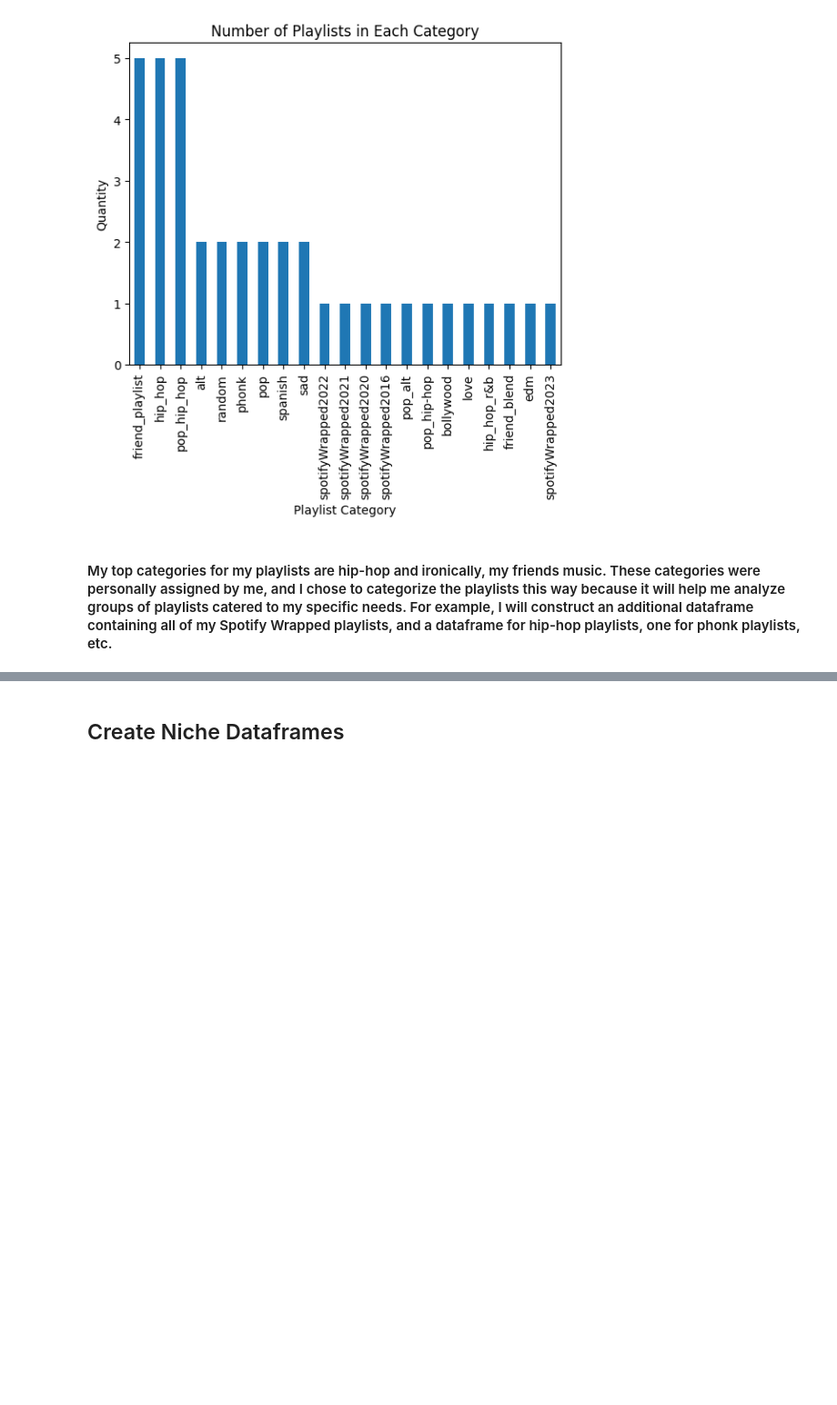
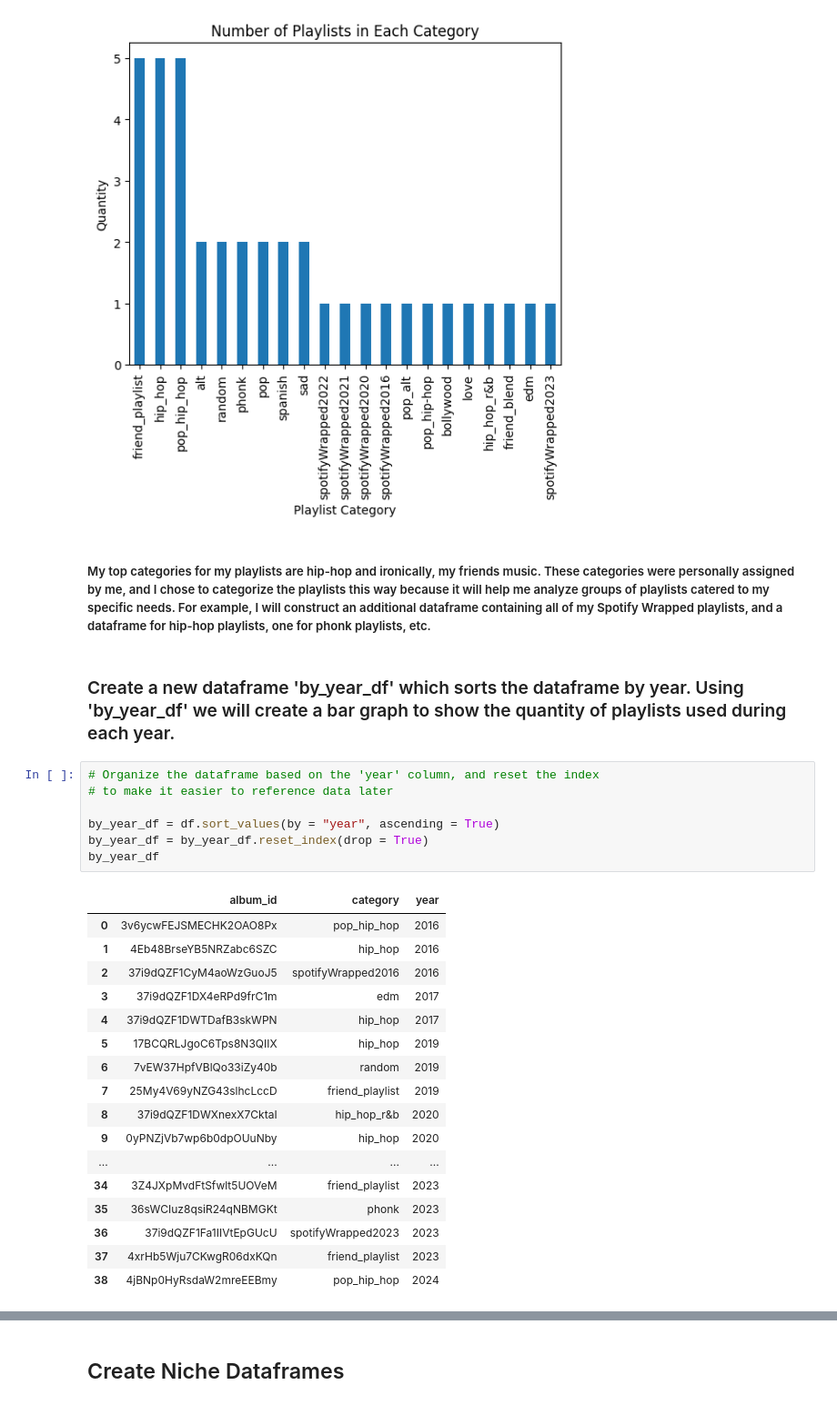
Before and after one commit to ppatel0910/mySpotify_and_machine_learning, a Jupyter notebook: second.ipynb, the cells around one changed output, grey strips where cells are left out. Shown at 91% size. Saved outputs shown, nothing was run; the diff lists cells and outputs as text; blank space fills up the shorter version.

```diff
--- a/second.ipynb
+++ b/second.ipynb
@@ -244,4 +244,31 @@ category_count.plot(kind = "bar",
 <Axes: title={'center': 'Number of Playlists in Each Category'}, xlabel='Playlist Category', ylabel='Quantity'>
 [figure]
 # %% [markdown]
-#### My top categories for my playlists are hip-hop and ironically, my friends music. These categories were personally assigned by me, and I chose to categorize the playlists this way because it will help me analyze groups of playlists catered to my specific needs. For example, I will construct an additional dataframe containing all of my Spotify Wrapped playlists, and a dataframe for hip-hop playlists, one for phonk playlists, etc.
+##### My top categories for my playlists are hip-hop and ironically, my friends music. These categories were personally assigned by me, and I chose to categorize the playlists this way because it will help me analyze groups of playlists catered to my specific needs. For example, I will construct an additional dataframe containing all of my Spotify Wrapped playlists, and a dataframe for hip-hop playlists, one for phonk playlists, etc.
+# %% [markdown]
+### Create a new dataframe 'by_year_df' which sorts the dataframe by year. Using 'by_year_df' we will create a bar graph to show the quantity of playlists used during each year.
+# %%
+# Organize the dataframe based on the 'year' column, and reset the index
+# to make it easier to reference data later
+
+by_year_df = df.sort_values(by = "year", ascending = True)
+by_year_df = by_year_df.reset_index(drop = True)
+by_year_df
+# %% [output]
+|  | album_id | category | year |
+| 0 | 3v6ycwFEJSMECHK2OAO8Px | pop_hip_hop | 2016 |
+| 1 | 4Eb48BrseYB5NRZabc6SZC | hip_hop | 2016 |
+| 2 | 37i9dQZF1CyM4aoWzGuoJ5 | spotifyWrapped2016 | 2016 |
+| 3 | 37i9dQZF1DX4eRPd9frC1m | edm | 2017 |
+| 4 | 37i9dQZF1DWTDafB3skWPN | hip_hop | 2017 |
+| 5 | 17BCQRLJgoC6Tps8N3QIIX | hip_hop | 2019 |
+| 6 | 7vEW37HpfVBlQo33iZy40b | random | 2019 |
+| 7 | 25My4V69yNZG43slhcLccD | friend_playlist | 2019 |
+| 8 | 37i9dQZF1DWXnexX7CktaI | hip_hop_r&b | 2020 |
+| 9 | 0yPNZjVb7wp6b0dpOUuNby | hip_hop | 2020 |
+| ... | ... | ... | ... |
+| 34 | 3Z4JXpMvdFtSfwlt5UOVeM | friend_playlist | 2023 |
+| 35 | 36sWCIuz8qsiR24qNBMGKt | phonk | 2023 |
+| 36 | 37i9dQZF1Fa1IIVtEpGUcU | spotifyWrapped2023 | 2023 |
+| 37 | 4xrHb5Wju7CKwgR06dxKQn | friend_playlist | 2023 |
+| 38 | 4jBNp0HyRsdaW2mreEEBmy | pop_hip_hop | 2024 |
```
Also changed, not shown: parts of 1 cell of this notebook.
